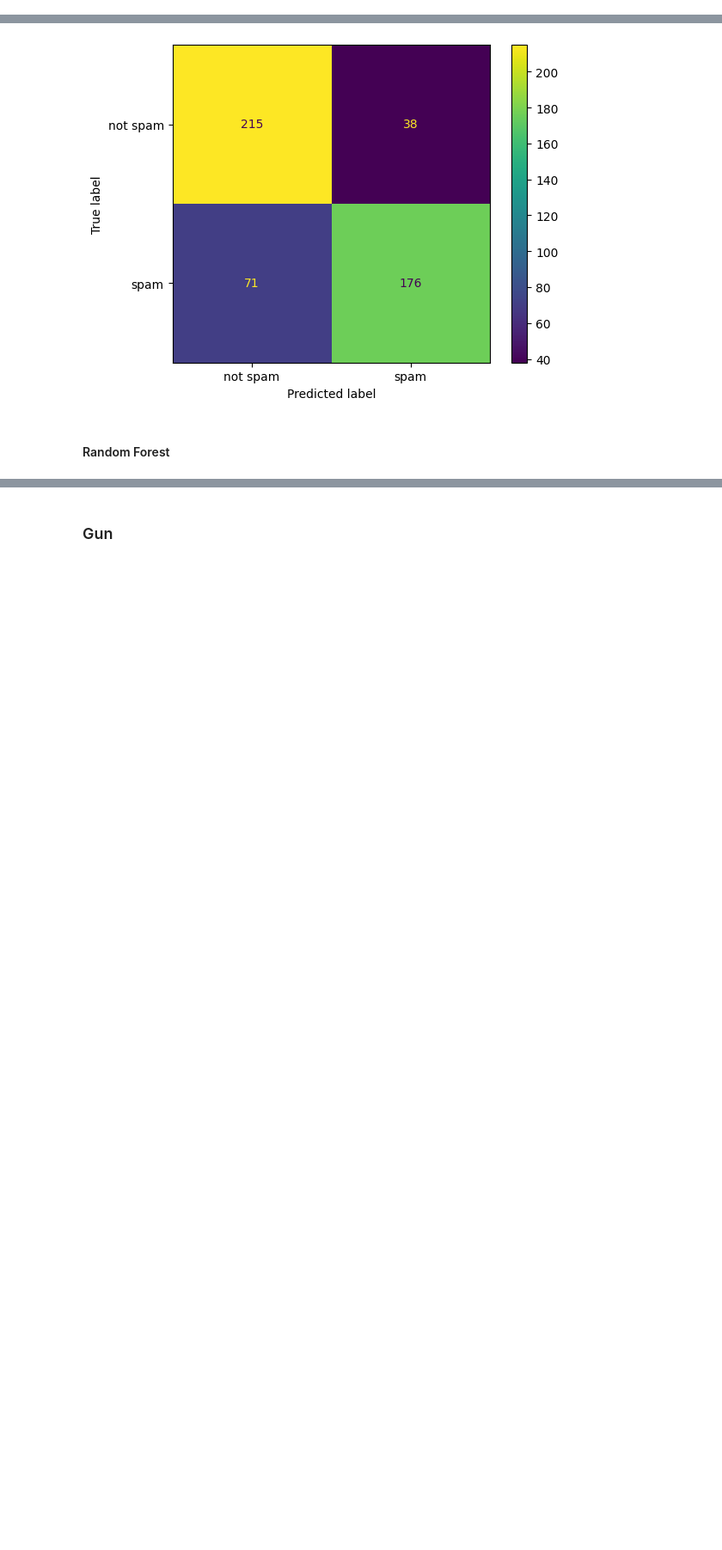
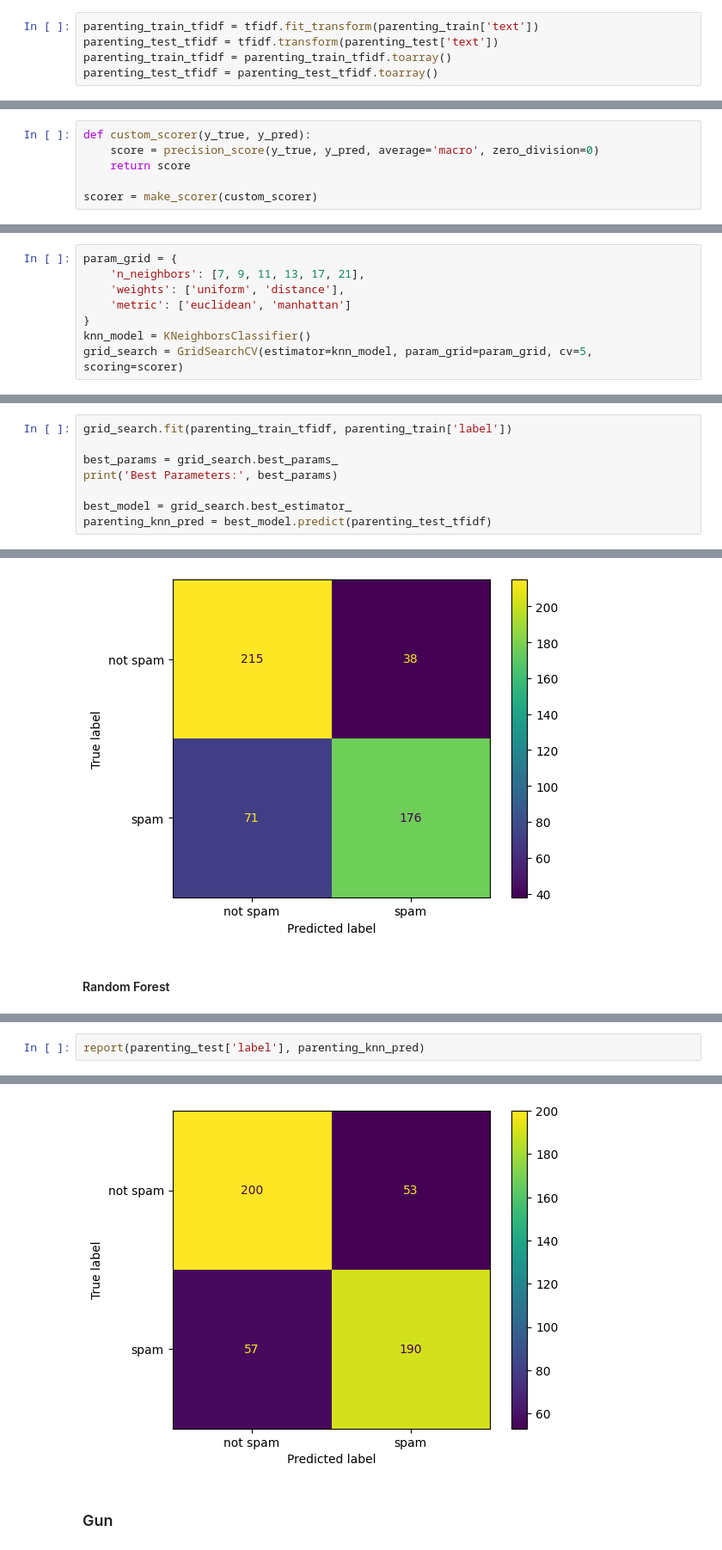
Before and after one commit to stormaref/ML-Final, a Jupyter notebook: main.ipynb, the cells around one changed output, grey strips where cells are left out. Shown: that part at 86% size. Saved outputs shown, nothing was run; the diff lists cells and outputs as text; blank space fills up the shorter version.

```diff
--- a/main.ipynb
+++ b/main.ipynb
@@ -245,0 +253,5 @@ metoo_test_bow = metoo_test_bow.toarray()
+# %%
+parenting_train_tfidf = tfidf.fit_transform(parenting_train['text'])
+parenting_test_tfidf = tfidf.transform(parenting_test['text'])
+parenting_train_tfidf = parenting_train_tfidf.toarray()
+parenting_test_tfidf = parenting_test_tfidf.toarray()
@@ -246,5 +272,11 @@ metoo_test_bow = metoo_test_bow.toarray()
 # %% [markdown]
 # Classic Algorithms
+# %%
+def custom_scorer(y_true, y_pred):
+    score = precision_score(y_true, y_pred, average='macro', zero_division=0)
+    return score
+
+scorer = make_scorer(custom_scorer)
 # %% [markdown]
 ## Random Forest
 # %%
@@ -288,0 +329,8 @@ metoo_rf_pred = best_model.predict(metoo_test_bow)
+# %%
+param_grid = {
+    'n_neighbors': [7, 9, 11, 13, 17, 21],
+    'weights': ['uniform', 'distance'],
+    'metric': ['euclidean', 'manhattan']
+}
+knn_model = KNeighborsClassifier()
+grid_search = GridSearchCV(estimator=knn_model, param_grid=param_grid, cv=5, scoring=scorer)
@@ -288,0 +339,8 @@ metoo_rf_pred = best_model.predict(metoo_test_bow)
+# %%
+grid_search.fit(parenting_train_tfidf, parenting_train['label'])
+
+best_params = grid_search.best_params_
+print('Best Parameters:', best_params)
+
+best_model = grid_search.best_estimator_
+parenting_knn_pred = best_model.predict(parenting_test_tfidf)
@@ -558,0 +656,3 @@ report(parenting_test['label'], parenting_rf_pred)
+# %%
+report(parenting_test['label'], parenting_knn_pred)
+# %% [output]
@@ -559,3 +668,4 @@ report(parenting_test['label'], parenting_rf_pred)
+[figure, added]
 # %% [markdown]
 ### Gun
 # %% [markdown]
```
Also changed, not shown: parts of 28 cells of this notebook.
